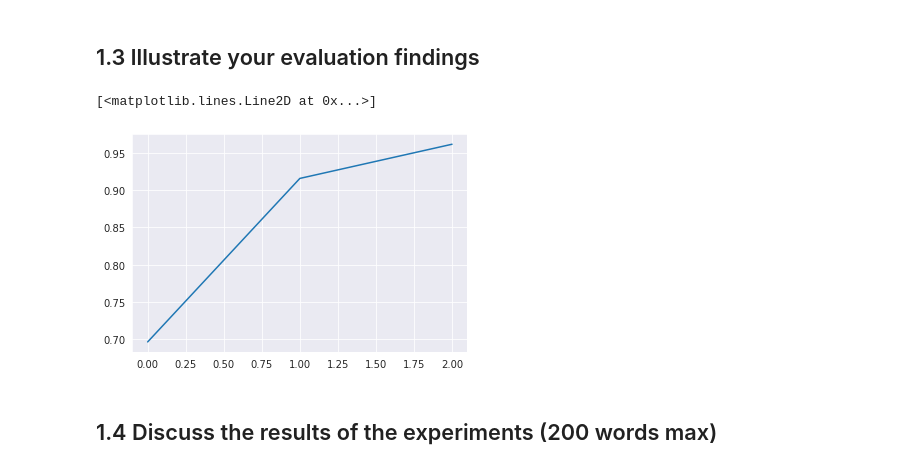
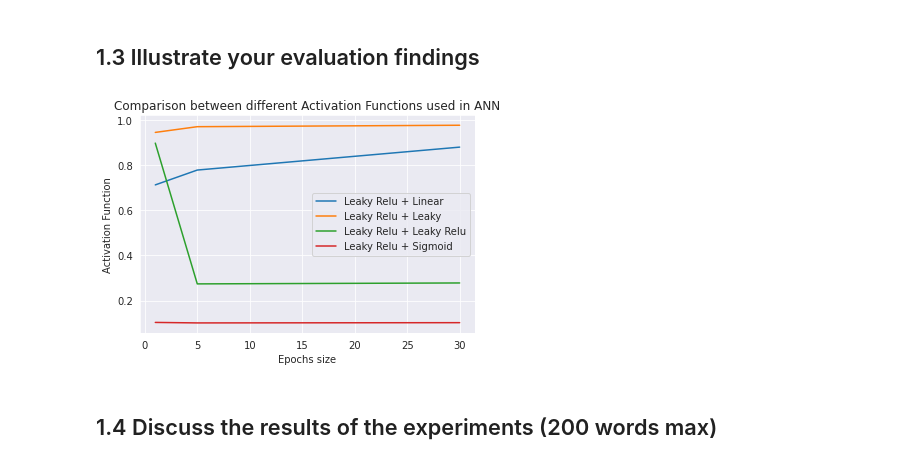
Before and after one commit to simonka0808/AdaptiveSolutionsCorrectCode, a Jupyter notebook: 2022_CM4107_CW_1_Template.ipynb, the cells around one changed output. Drawn from its saved outputs; the diff is of its cells as text; code cells hidden in the pictures.

```diff
--- a/2022_CM4107_CW_1_Template.ipynb
+++ b/2022_CM4107_CW_1_Template.ipynb
@@ -539,10 +555,19 @@ Accuracy Results Leaky + Leaky Relu
 # %% [markdown]
 ## 1.3 lllustrate your evaluation findings
-# %%
-plt.plot(train_results_leaky_leaky_list, label='first plot')
-# %% [output]
-[<matplotlib.lines.Line2D at 0x...>]
-[figure, removed]
+# %%
+
+plt.xlabel("Epochs size")
+plt.ylabel("Activation Function")
+plt.title("Comparison between different Activation Functions used in ANN")
+plt.plot(epochs_sizes, test_results_relu_linear_list, label = "Leaky Relu + Linear")
+plt.plot(epochs_sizes, test_results_relu_leaky_list, label = "Leaky Relu + Leaky ")
+plt.plot(epochs_sizes, test_results_relu_relu_list, label = "Leaky Relu + Leaky Relu")
+plt.plot(epochs_sizes, test_results_leaky_sigmoid_list, label = "Leaky Relu + Sigmoid")
+
+plt.legend()
+plt.show()
+# %% [output]
+[figure, added]
 # %%
 # TODO: ASSIGN THE OPTIMAL ACTIVATION FUNCTION TO THIS GLOBAL VARIABLE
 BEST_act1 = ACTIVATION_NAME() #FILL THIS WITH THE OPTIMAL ACTIVATION FUNCTION YOU FOUND OUT
```
Also changed, not shown: parts of 3 cells of this notebook.
